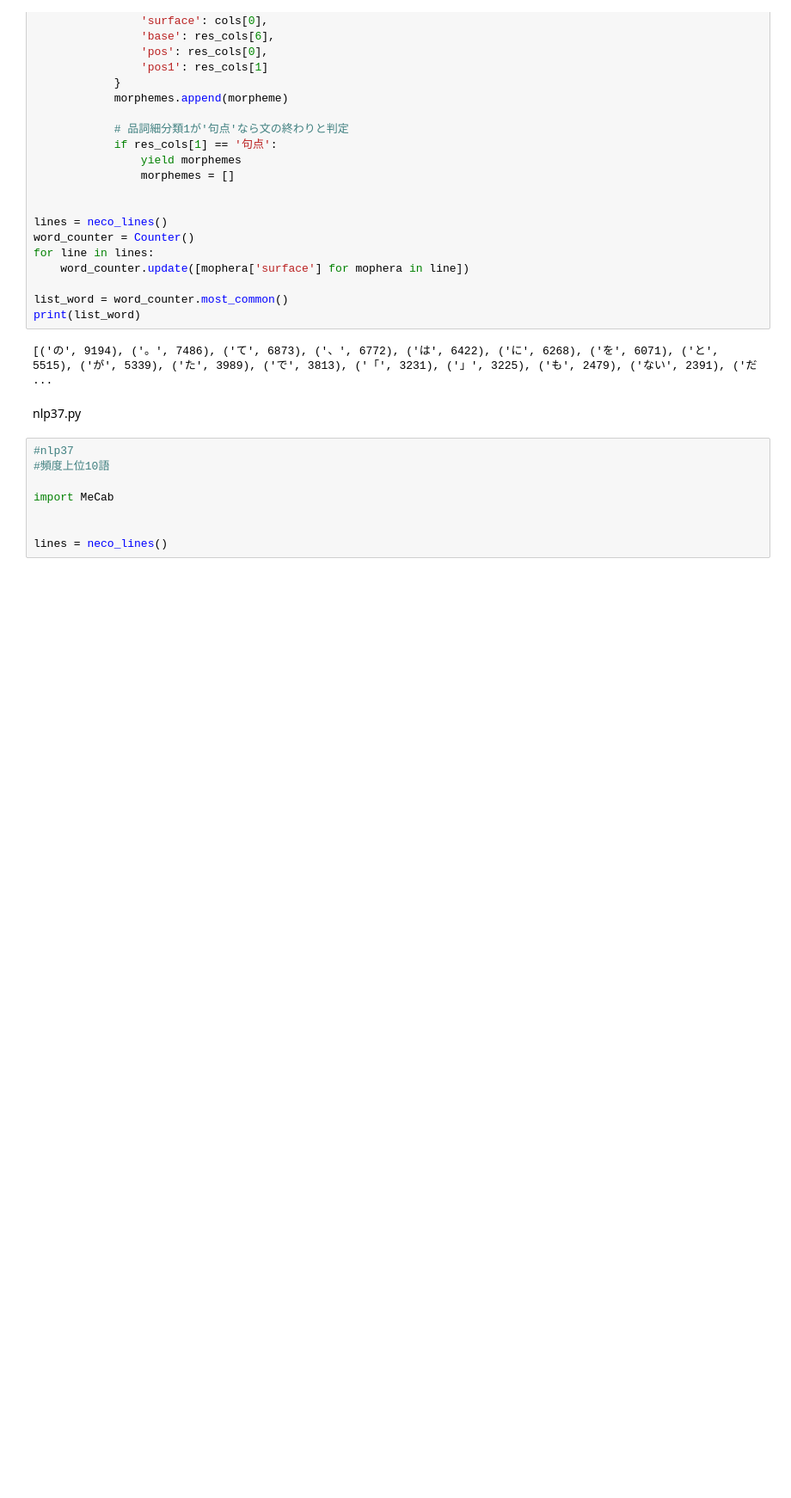
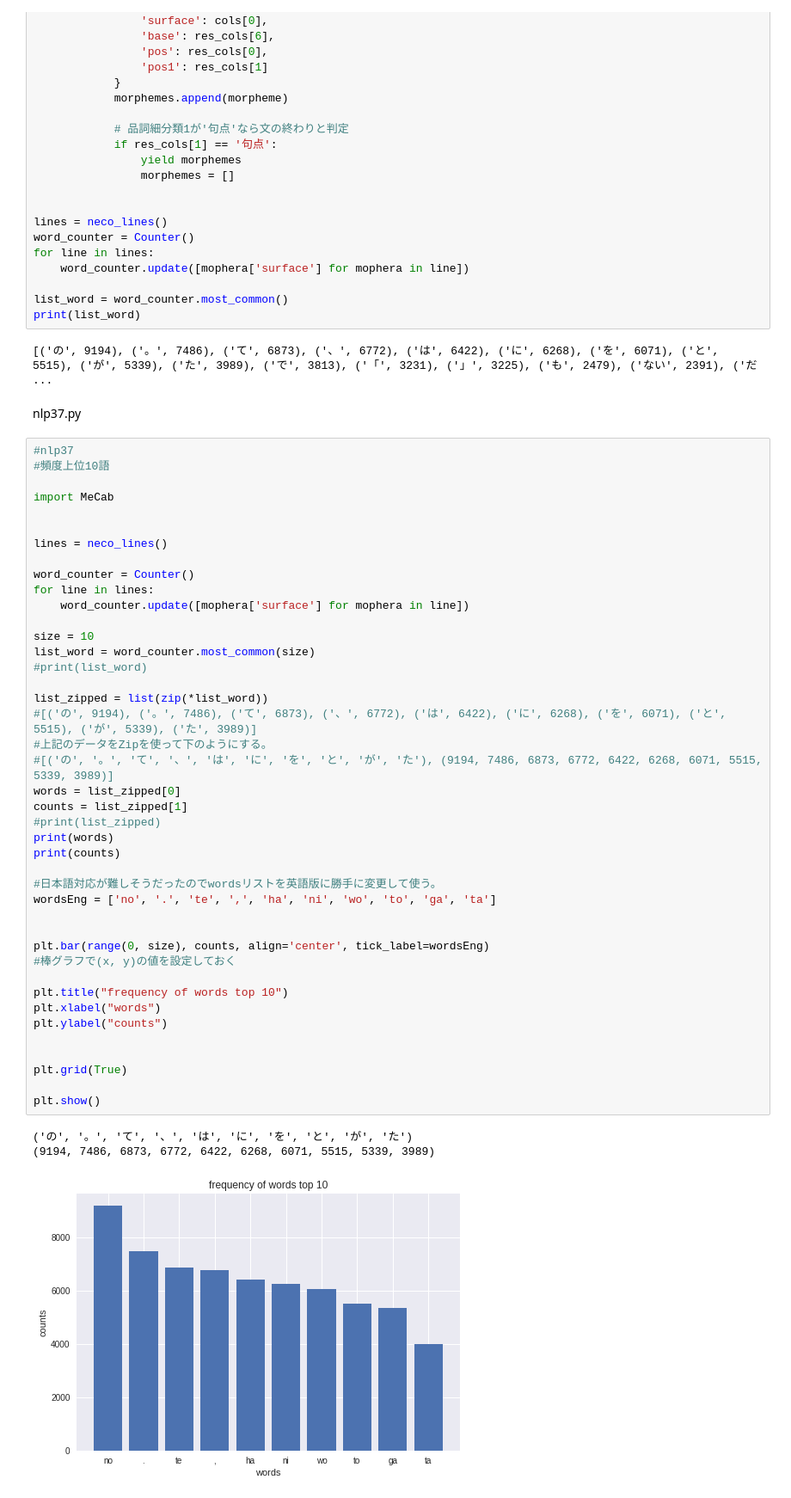
Before and after one commit to aichizokkoku/NLP100, a Jupyter notebook: jupyter notebook/Chapter4.ipynb, the cells around one changed output. Shown at 86% size. Drawn from its saved outputs; the diff is of its cells as text; blank space fills up the shorter version.

```diff
--- a/jupyter notebook/Chapter4.ipynb
+++ b/jupyter notebook/Chapter4.ipynb
@@ -181,11 +181,49 @@ print(list_word)
 [('の', 9194), ('。', 7486), ('て', 6873), ('、', 6772), ('は', 6422), ('に', 6268), ('を', 6071), ('と', 5515), ('が', 5339), ('た', 3989), ('で', 3813), ('「', 3231), ('」', 3225), ('も', 2479), ('ない', 2391), ('だ ...
 # %% [markdown]
 nlp37.py
-# %%
-#nlp37
-#頻度上位10語
-
-import MeCab
-
-
-lines = neco_lines()
+# %%
+#nlp37
+#頻度上位10語
+
+import MeCab
+
+
+lines = neco_lines()
+
+word_counter = Counter()
+for line in lines:
+    word_counter.update([mophera['surface'] for mophera in line])
+
+size = 10
+list_word = word_counter.most_common(size)
+#print(list_word)
+
+list_zipped = list(zip(*list_word))
+#[('の', 9194), ('。', 7486), ('て', 6873), ('、', 6772), ('は', 6422), ('に', 6268), ('を', 6071), ('と', 5515), ('が', 5339), ('た', 3989)]
+#上記のデータをZipを使って下のようにする。
+#[('の', '。', 'て', '、', 'は', 'に', 'を', 'と', 'が', 'た'), (9194, 7486, 6873, 6772, 6422, 6268, 6071, 5515, 5339, 3989)]
+words = list_zipped[0]
+counts = list_zipped[1]
+#print(list_zipped)
+print(words)
+print(counts)
+
+#日本語対応が難しそうだったのでwordsリストを英語版に勝手に変更して使う。
+wordsEng = ['no', '.', 'te', ',', 'ha', 'ni', 'wo', 'to', 'ga', 'ta']
+
+
+plt.bar(range(0, size), counts, align='center', tick_label=wordsEng)
+#棒グラフで(x, y)の値を設定しておく
+
+plt.title("frequency of words top 10")
+plt.xlabel("words")
+plt.ylabel("counts")
+
+
+plt.grid(True)
+
+plt.show()
+# %% [output]
+('の', '。', 'て', '、', 'は', 'に', 'を', 'と', 'が', 'た')
+(9194, 7486, 6873, 6772, 6422, 6268, 6071, 5515, 5339, 3989)
+[figure, added]
```
